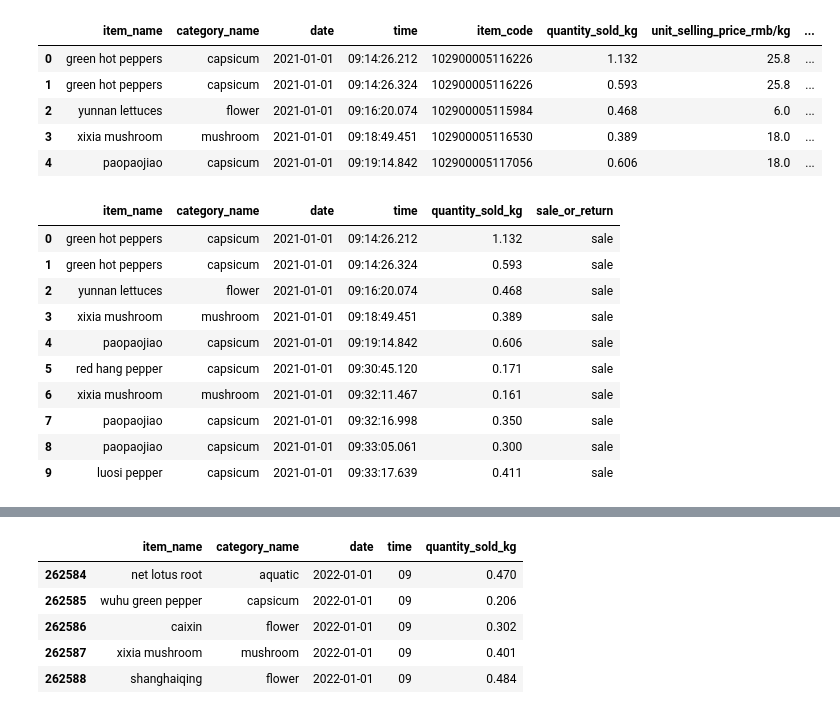
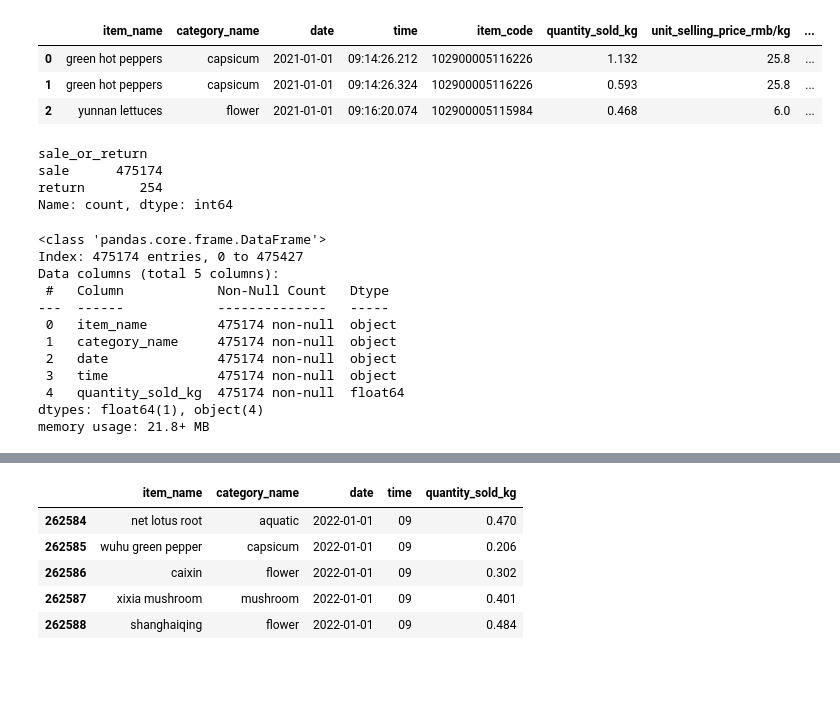
Before and after one commit to RumethSandinu/Project-connexa, a Jupyter notebook: time_based_analysis/preprocessing.ipynb, the cells around one changed output, grey strips where cells are left out. Drawn from its saved outputs; the diff is of its cells as text; code cells hidden in the pictures; blank space fills up the shorter version.

```diff
--- a/time_based_analysis/preprocessing.ipynb
+++ b/time_based_analysis/preprocessing.ipynb
@@ -1,12 +1,17 @@
 # %%
 import pandas as pd
 # %%
-ds = pd.read_csv('../../datasets/built_dataset.csv')
-ds.head()
+df = pd.read_csv('../../datasets/built_dataset.csv')
+df.head(3)
 # %% [output]
 |  | item_name | category_name | date | time | item_code | quantity_sold_kg | unit_selling_price_rmb/kg | ... |
 | 0 | green hot peppers | capsicum | 2021-01-01 | 09:14:26.212 | 102900005116226 | 1.132 | 25.8 | ... |
 | 1 | green hot peppers | capsicum | 2021-01-01 | 09:14:26.324 | 102900005116226 | 0.593 | 25.8 | ... |
 | 2 | yunnan lettuces | flower | 2021-01-01 | 09:16:20.074 | 102900005115984 | 0.468 | 6.0 | ... |
-| 3 | xixia mushroom | mushroom | 2021-01-01 | 09:18:49.451 | 102900005116530 | 0.389 | 18.0 | ... |
-| 4 | paopaojiao | capsicum | 2021-01-01 | 09:19:14.842 | 102900005117056 | 0.606 | 18.0 | ... |
+# %%
+df['sale_or_return'].value_counts()
+# %% [output]
+sale_or_return
+sale      475174
+return       254
+Name: count, dtype: int64
@@ -13,16 +21,17 @@ ds.head()
 # %%
 # Remove the unnecessary columns
-df = ds.drop(columns=['unit_selling_price_rmb/kg','discount','item_code'])
-df.head(10)
+df = df.drop(columns=['unit_selling_price_rmb/kg','discount','item_code', 'sale_or_return'])
+df.info()
 # %% [output]
-|  | item_name | category_name | date | time | quantity_sold_kg | sale_or_return |
-| 0 | green hot peppers | capsicum | 2021-01-01 | 09:14:26.212 | 1.132 | sale |
-| 1 | green hot peppers | capsicum | 2021-01-01 | 09:14:26.324 | 0.593 | sale |
-| 2 | yunnan lettuces | flower | 2021-01-01 | 09:16:20.074 | 0.468 | sale |
-| 3 | xixia mushroom | mushroom | 2021-01-01 | 09:18:49.451 | 0.389 | sale |
-| 4 | paopaojiao | capsicum | 2021-01-01 | 09:19:14.842 | 0.606 | sale |
-| 5 | red hang pepper | capsicum | 2021-01-01 | 09:30:45.120 | 0.171 | sale |
-| 6 | xixia mushroom | mushroom | 2021-01-01 | 09:32:11.467 | 0.161 | sale |
-| 7 | paopaojiao | capsicum | 2021-01-01 | 09:32:16.998 | 0.350 | sale |
-| 8 | paopaojiao | capsicum | 2021-01-01 | 09:33:05.061 | 0.300 | sale |
-| 9 | luosi pepper | capsicum | 2021-01-01 | 09:33:17.639 | 0.411 | sale |
+<class 'pandas.core.frame.DataFrame'>
+Index: 475174 entries, 0 to 475427
+Data columns (total 5 columns):
+ #   Column            Non-Null Count   Dtype
+---  ------            --------------   -----
+ 0   item_name         475174 non-null  object
+ 1   category_name     475174 non-null  object
+ 2   date              475174 non-null  object
+ 3   time              475174 non-null  object
+ 4   quantity_sold_kg  475174 non-null  float64
+dtypes: float64(1), object(4)
+memory usage: 21.8+ MB
```
Also changed, not shown: parts of 9 cells of this notebook, 6 other files.
